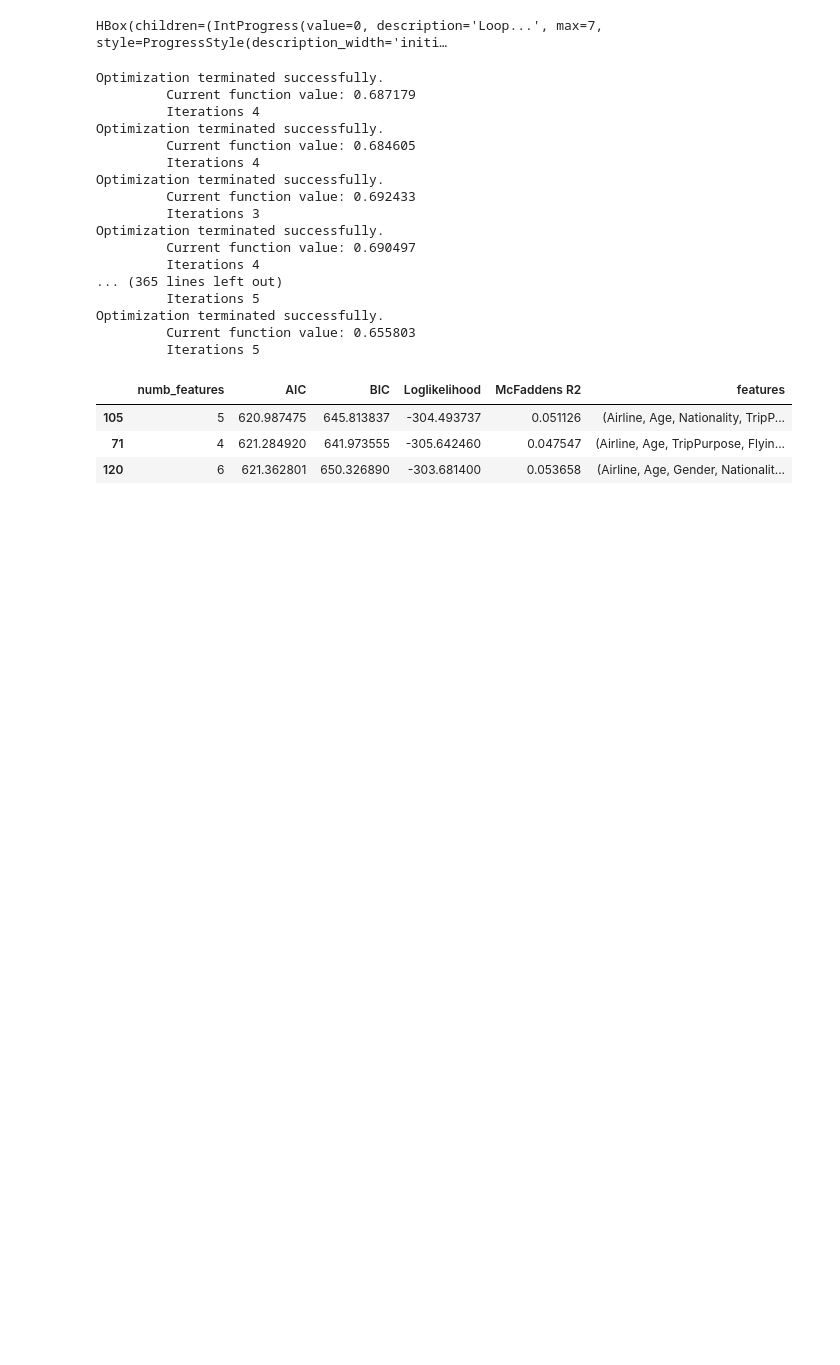
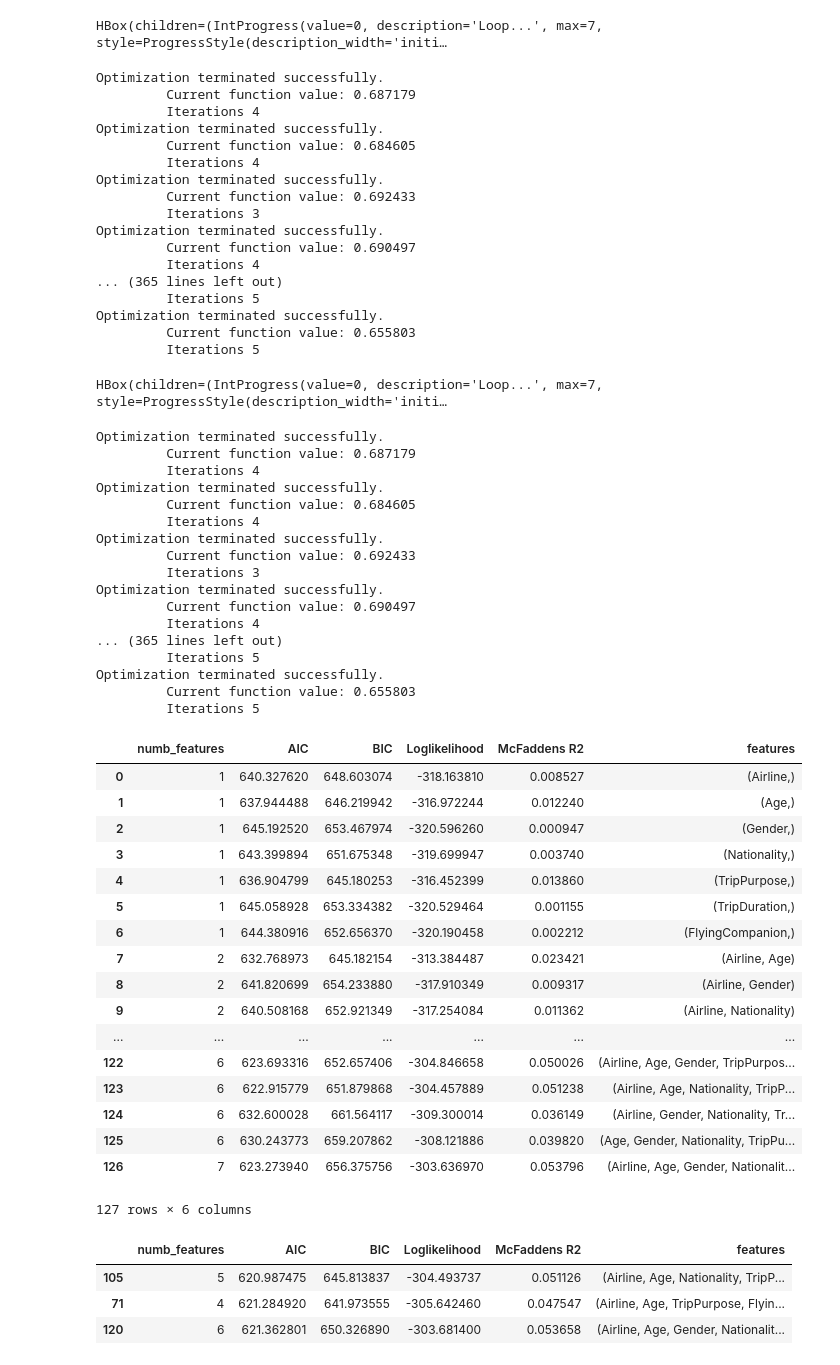
Before and after one commit to wasai001/data_mining_group, a Jupyter notebook: code/VariableSelection.ipynb, the cells around one changed output. Drawn from its saved outputs; the diff is of its cells as text; code cells hidden in the pictures; blank space fills up the shorter version.

```diff
--- a/code/VariableSelection.ipynb
+++ b/code/VariableSelection.ipynb
@@ -170,6 +170,45 @@ Optimization terminated successfully.
 Optimization terminated successfully.
          Current function value: 0.655803
          Iterations 5
+# %%
+sv.try_all(dat.iloc[:,0:8],"Airport", False)
+# %% [output]
+HBox(children=(IntProgress(value=0, description='Loop...', max=7, style=ProgressStyle(description_width='initi…
+Optimization terminated successfully.
+         Current function value: 0.687179
+         Iterations 4
+Optimization terminated successfully.
+         Current function value: 0.684605
+         Iterations 4
+Optimization terminated successfully.
+         Current function value: 0.692433
+         Iterations 3
+Optimization terminated successfully.
+         Current function value: 0.690497
+         Iterations 4
+... (365 lines left out)
+         Iterations 5
+Optimization terminated successfully.
+         Current function value: 0.655803
+         Iterations 5
+|  | numb_features | AIC | BIC | Loglikelihood | McFaddens R2 | features |
+| 0 | 1 | 640.327620 | 648.603074 | -318.163810 | 0.008527 | (Airline,) |
+| 1 | 1 | 637.944488 | 646.219942 | -316.972244 | 0.012240 | (Age,) |
+| 2 | 1 | 645.192520 | 653.467974 | -320.596260 | 0.000947 | (Gender,) |
+| 3 | 1 | 643.399894 | 651.675348 | -319.699947 | 0.003740 | (Nationality,) |
+| 4 | 1 | 636.904799 | 645.180253 | -316.452399 | 0.013860 | (TripPurpose,) |
+| 5 | 1 | 645.058928 | 653.334382 | -320.529464 | 0.001155 | (TripDuration,) |
+| 6 | 1 | 644.380916 | 652.656370 | -320.190458 | 0.002212 | (FlyingCompanion,) |
+| 7 | 2 | 632.768973 | 645.182154 | -313.384487 | 0.023421 | (Airline, Age) |
+| 8 | 2 | 641.820699 | 654.233880 | -317.910349 | 0.009317 | (Airline, Gender) |
+| 9 | 2 | 640.508168 | 652.921349 | -317.254084 | 0.011362 | (Airline, Nationality) |
+| ... | ... | ... | ... | ... | ... | ... |
+| 122 | 6 | 623.693316 | 652.657406 | -304.846658 | 0.050026 | (Airline, Age, Gender, TripPurpos... |
+| 123 | 6 | 622.915779 | 651.879868 | -304.457889 | 0.051238 | (Airline, Age, Nationality, TripP... |
+| 124 | 6 | 632.600028 | 661.564117 | -309.300014 | 0.036149 | (Airline, Gender, Nationality, Tr... |
+| 125 | 6 | 630.243773 | 659.207862 | -308.121886 | 0.039820 | (Age, Gender, Nationality, TripPu... |
+| 126 | 7 | 623.273940 | 656.375756 | -303.636970 | 0.053796 | (Airline, Age, Gender, Nationalit... |
+127 rows × 6 columns
 # %%
 resutl.nsmallest(3, ['AIC', 'BIC'])
 # %% [output]
```
Also changed, not shown: parts of 1 cell of this notebook, 4 other files.
